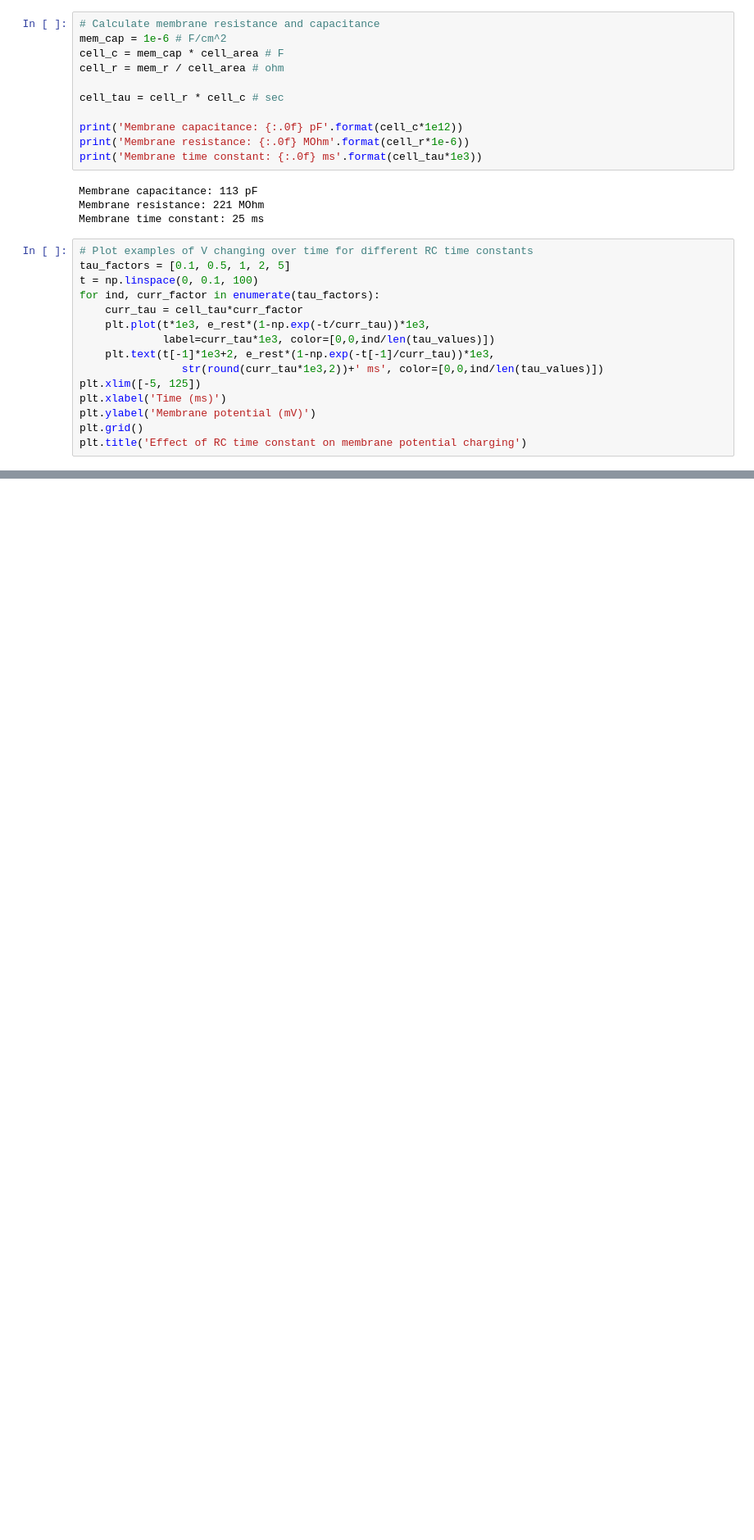
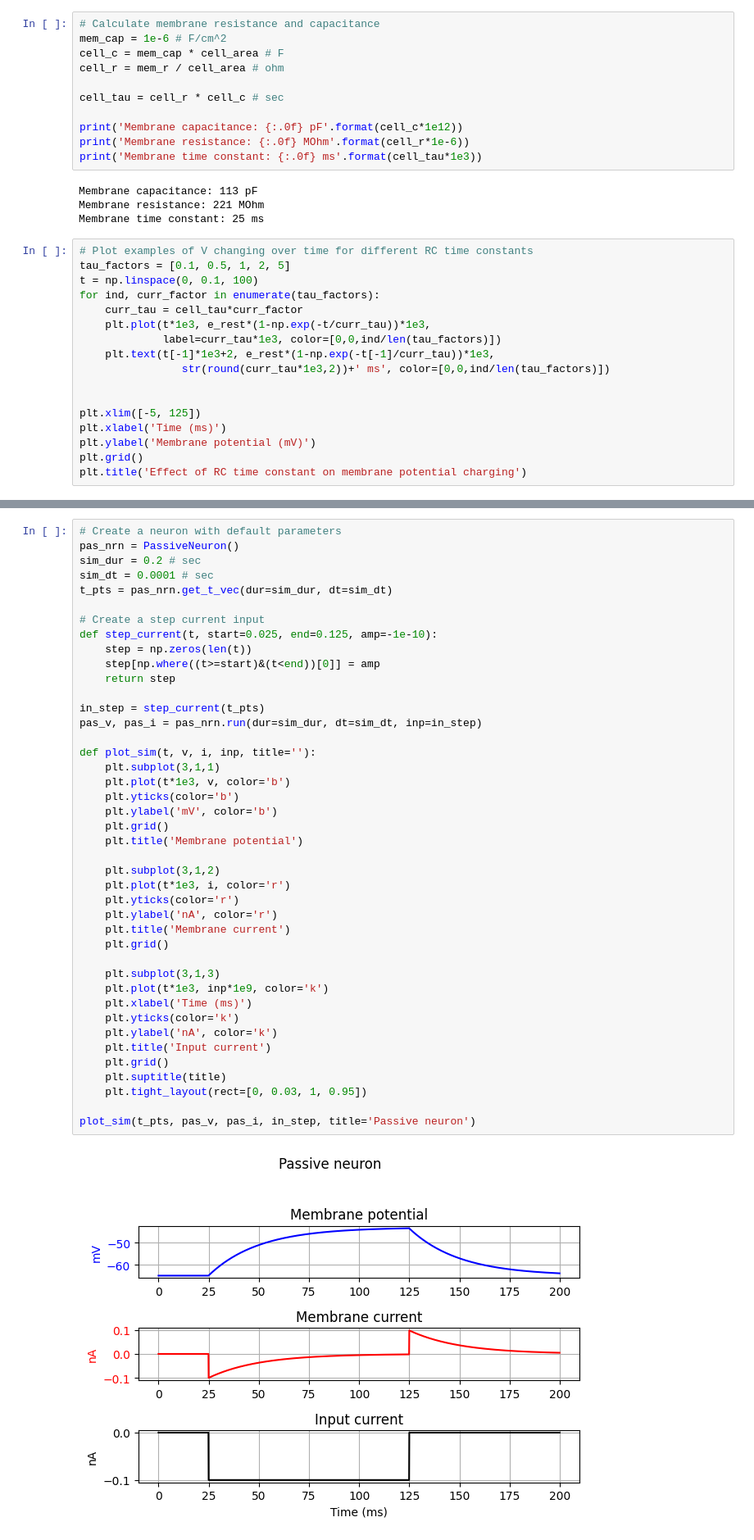
Before and after one commit to dbheadley/DecodingTheBrain, a Jupyter notebook: Week1/notes.ipynb, the cells around one changed output, grey strips where cells are left out. Shown at 82% size. Cells and saved outputs as stored; diff of their text form; blank space fills up the shorter version.

Commit message:
Added model neurons

```diff
--- a/Week1/notes.ipynb
+++ b/Week1/notes.ipynb
@@ -249,9 +249,11 @@ t = np.linspace(0, 0.1, 100)
 for ind, curr_factor in enumerate(tau_factors):
     curr_tau = cell_tau*curr_factor
     plt.plot(t*1e3, e_rest*(1-np.exp(-t/curr_tau))*1e3,
-             label=curr_tau*1e3, color=[0,0,ind/len(tau_values)])
+             label=curr_tau*1e3, color=[0,0,ind/len(tau_factors)])
     plt.text(t[-1]*1e3+2, e_rest*(1-np.exp(-t[-1]/curr_tau))*1e3,
-                str(round(curr_tau*1e3,2))+' ms', color=[0,0,ind/len(tau_values)])
+                str(round(curr_tau*1e3,2))+' ms', color=[0,0,ind/len(tau_factors)])
+
+
 plt.xlim([-5, 125])
 plt.xlabel('Time (ms)')
 plt.ylabel('Membrane potential (mV)')
@@ -262,0 +342,44 @@ Text(0.5, 1.0, 'Effect of RC time constant on membrane potential charging')
+# %%
+# Create a neuron with default parameters
+pas_nrn = PassiveNeuron()
+sim_dur = 0.2 # sec
+sim_dt = 0.0001 # sec
+t_pts = pas_nrn.get_t_vec(dur=sim_dur, dt=sim_dt)
+
+# Create a step current input
+def step_current(t, start=0.025, end=0.125, amp=-1e-10):
+    step = np.zeros(len(t))
+    step[np.where((t>=start)&(t<end))[0]] = amp
+    return step
+
+in_step = step_current(t_pts)
+pas_v, pas_i = pas_nrn.run(dur=sim_dur, dt=sim_dt, inp=in_step)
+
+def plot_sim(t, v, i, inp, title=''):
+    plt.subplot(3,1,1)
+    plt.plot(t*1e3, v, color='b')
+    plt.yticks(color='b')
+    plt.ylabel('mV', color='b')
+    plt.grid()
+    plt.title('Membrane potential')
+
+    plt.subplot(3,1,2)
+    plt.plot(t*1e3, i, color='r')
+    plt.yticks(color='r')
+    plt.ylabel('nA', color='r')
+    plt.title('Membrane current')
+    plt.grid()
+
+    plt.subplot(3,1,3)
+    plt.plot(t*1e3, inp*1e9, color='k')
+    plt.xlabel('Time (ms)')
+    plt.yticks(color='k')
+    plt.ylabel('nA', color='k')
+    plt.title('Input current')
+    plt.grid()
+    plt.suptitle(title)
+    plt.tight_layout(rect=[0, 0.03, 1, 0.95])
+
+plot_sim(t_pts, pas_v, pas_i, in_step, title='Passive neuron')
+# %% [output]
+[figure, added]
```
Also changed, not shown: parts of 17 cells of this notebook, 1 other file.
